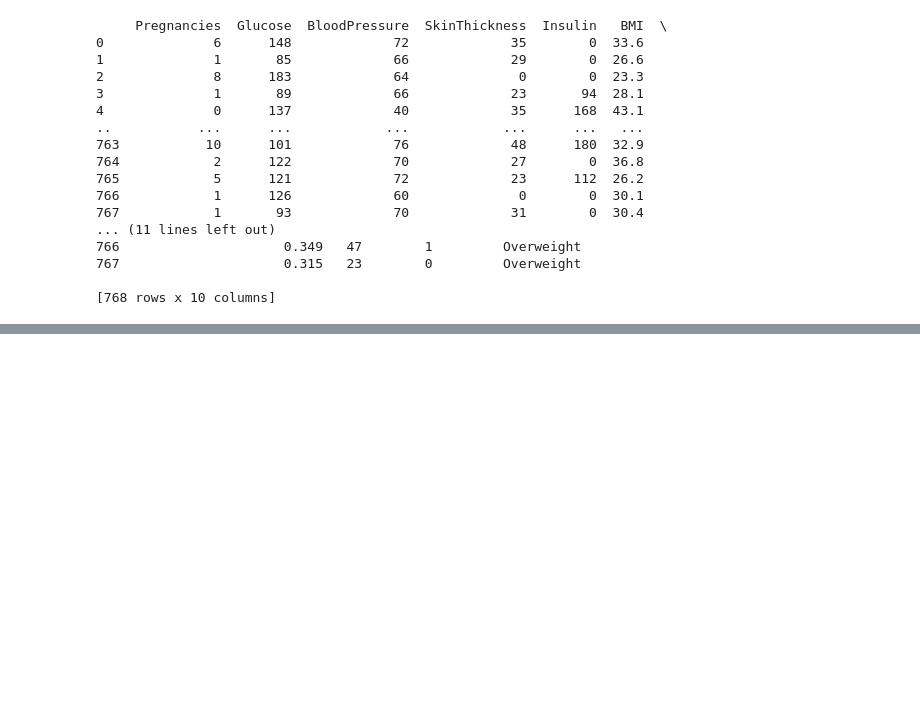
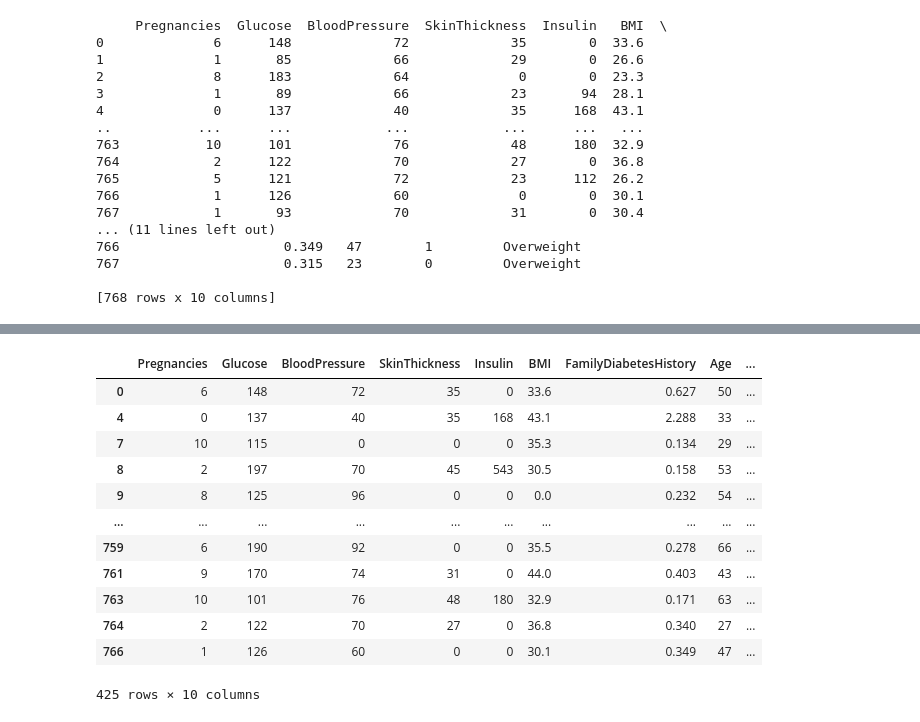
Before and after one commit to edytea/ACE-big-bio-data-class, a Jupyter notebook: Assignments/ACE_Big_Data_Class_Feb_2024_Pandas_Live_Class And Assignment.ipynb, the cells around one changed output, grey strips where cells are left out. Drawn from its saved outputs; the diff is of its cells as text; code cells hidden in the pictures; blank space fills up the shorter version.

```diff
--- a/Assignments/ACE_Big_Data_Class_Feb_2024_Pandas_Live_Class And Assignment.ipynb
+++ b/Assignments/ACE_Big_Data_Class_Feb_2024_Pandas_Live_Class And Assignment.ipynb
@@ -456,2 +535,25 @@ print(data)
 # %%
-#Filter for individuals who meet at least two of the following three conditions: 'Glucose' over 110, 'BMI' over 28, and 'Age' over 40.
+# Filter for individuals who meet at least two of the following three conditions: 'Glucose' over 110, 'BMI' over 28, and 'Age' over 40.
+# Filter for individuals who meet at least two of the three conditions
+conditions_met = (
+    (data['Glucose'] > 110).astype(int) +
+    (data['BMI'] > 28).astype(int) +
+    (data['Age'] > 40).astype(int)
+)
+
+filtered_data3 = data[conditions_met >= 2]
+filtered_data3
+# %% [output]
+|  | Pregnancies | Glucose | BloodPressure | SkinThickness | Insulin | BMI | FamilyDiabetesHistory | Age | ... |
+| 0 | 6 | 148 | 72 | 35 | 0 | 33.6 | 0.627 | 50 | ... |
+| 4 | 0 | 137 | 40 | 35 | 168 | 43.1 | 2.288 | 33 | ... |
+| 7 | 10 | 115 | 0 | 0 | 0 | 35.3 | 0.134 | 29 | ... |
+| 8 | 2 | 197 | 70 | 45 | 543 | 30.5 | 0.158 | 53 | ... |
+| 9 | 8 | 125 | 96 | 0 | 0 | 0.0 | 0.232 | 54 | ... |
+| ... | ... | ... | ... | ... | ... | ... | ... | ... | ... |
+| 759 | 6 | 190 | 92 | 0 | 0 | 35.5 | 0.278 | 66 | ... |
+| 761 | 9 | 170 | 74 | 31 | 0 | 44.0 | 0.403 | 43 | ... |
+| 763 | 10 | 101 | 76 | 48 | 180 | 32.9 | 0.171 | 63 | ... |
+| 764 | 2 | 122 | 70 | 27 | 0 | 36.8 | 0.340 | 27 | ... |
+| 766 | 1 | 126 | 60 | 0 | 0 | 30.1 | 0.349 | 47 | ... |
+425 rows × 10 columns
```
Also changed, not shown: parts of 9 cells of this notebook.
